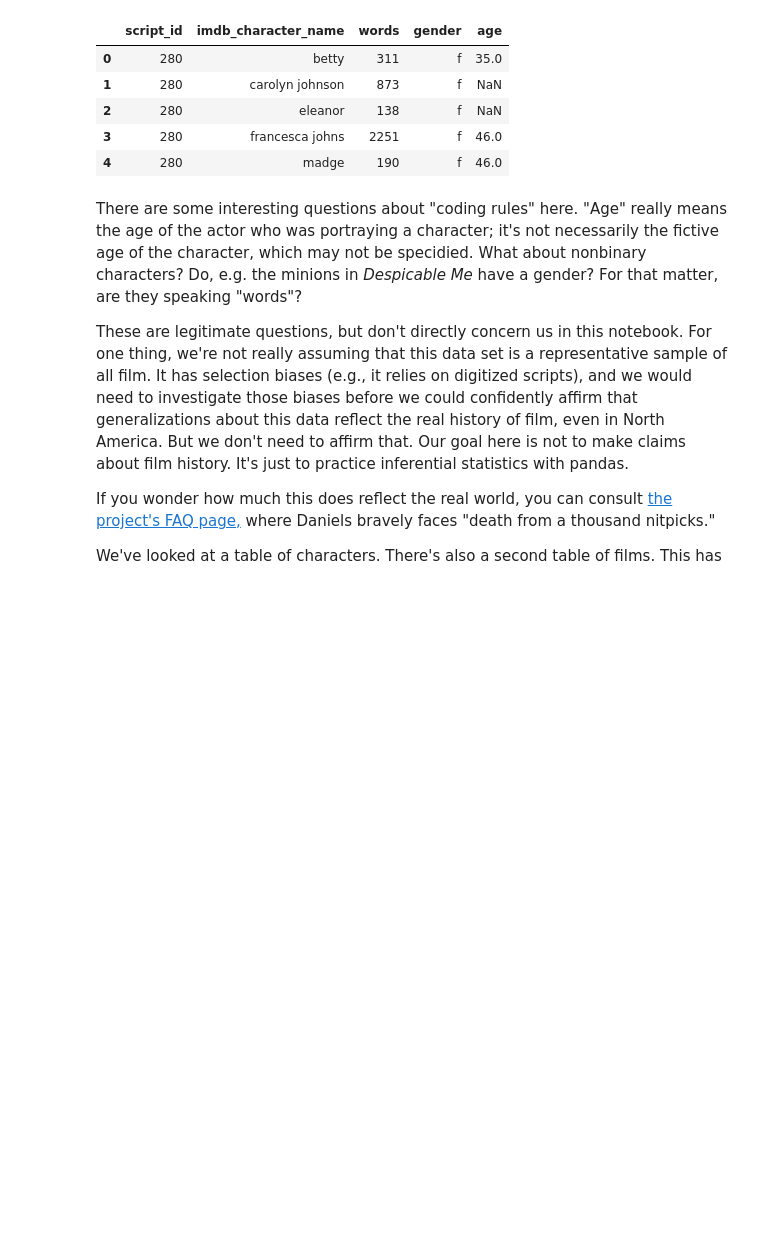
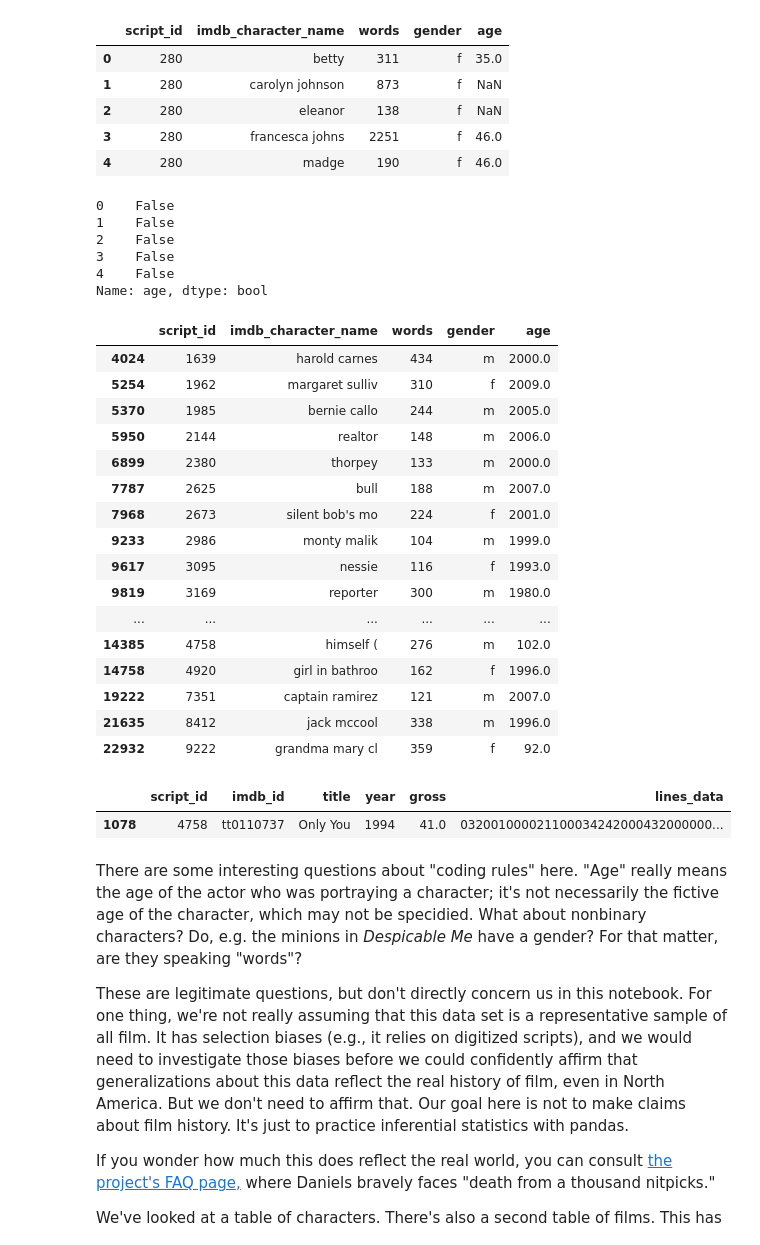
Before and after one commit to tedunderwood/is417, a Jupyter notebook: labs/Feb1Pandas/MoviesAndStatistics.ipynb, the cells around one changed output. Saved outputs shown, nothing was run; the diff lists cells and outputs as text; code cells hidden in the pictures; blank space fills up the shorter version.

```diff
--- a/labs/Feb1Pandas/MoviesAndStatistics.ipynb
+++ b/labs/Feb1Pandas/MoviesAndStatistics.ipynb
@@ -31,6 +31,42 @@ characters.head()
 | 2 | 280 | eleanor | 138 | f | NaN |
 | 3 | 280 | francesca johns | 2251 | f | 46.0 |
 | 4 | 280 | madge | 190 | f | 46.0 |
+# %%
+vampire_mask = characters['age'] > 90
+# %%
+vampire_mask[0: 5]
+# %% [output]
+0    False
+1    False
+2    False
+3    False
+4    False
+Name: age, dtype: bool
+# %%
+characters[vampire_mask]
+# %% [output]
+|  | script_id | imdb_character_name | words | gender | age |
+| 4024 | 1639 | harold carnes | 434 | m | 2000.0 |
+| 5254 | 1962 | margaret sulliv | 310 | f | 2009.0 |
+| 5370 | 1985 | bernie callo | 244 | m | 2005.0 |
+| 5950 | 2144 | realtor | 148 | m | 2006.0 |
+| 6899 | 2380 | thorpey | 133 | m | 2000.0 |
+| 7787 | 2625 | bull | 188 | m | 2007.0 |
+| 7968 | 2673 | silent bob's mo | 224 | f | 2001.0 |
+| 9233 | 2986 | monty malik | 104 | m | 1999.0 |
+| 9617 | 3095 | nessie | 116 | f | 1993.0 |
+| 9819 | 3169 | reporter | 300 | m | 1980.0 |
+| ... | ... | ... | ... | ... | ... |
+| 14385 | 4758 | himself ( | 276 | m | 102.0 |
+| 14758 | 4920 | girl in bathroo | 162 | f | 1996.0 |
+| 19222 | 7351 | captain ramirez | 121 | m | 2007.0 |
+| 21635 | 8412 | jack mccool | 338 | m | 1996.0 |
+| 22932 | 9222 | grandma mary cl | 359 | f | 92.0 |
+# %%
+movies.loc[movies['script_id'] == 4758, : ]
+# %% [output]
+|  | script_id | imdb_id | title | year | gross | lines_data |
+| 1078 | 4758 | tt0110737 | Only You | 1994 | 41.0 | 032001000021100034242000432000000... |
 # %% [markdown]
 There are some interesting questions about "coding rules" here. "Age" really means the age of the actor who was portraying a character; it's not necessarily the fictive age of the character, which may not be specidied. What about nonbinary characters? Do, e.g. the minions in _Despicable Me_ have a gender? For that matter, are they speaking "words"?
 
```
Also changed, not shown: parts of 18 cells of this notebook, 2 other files.
